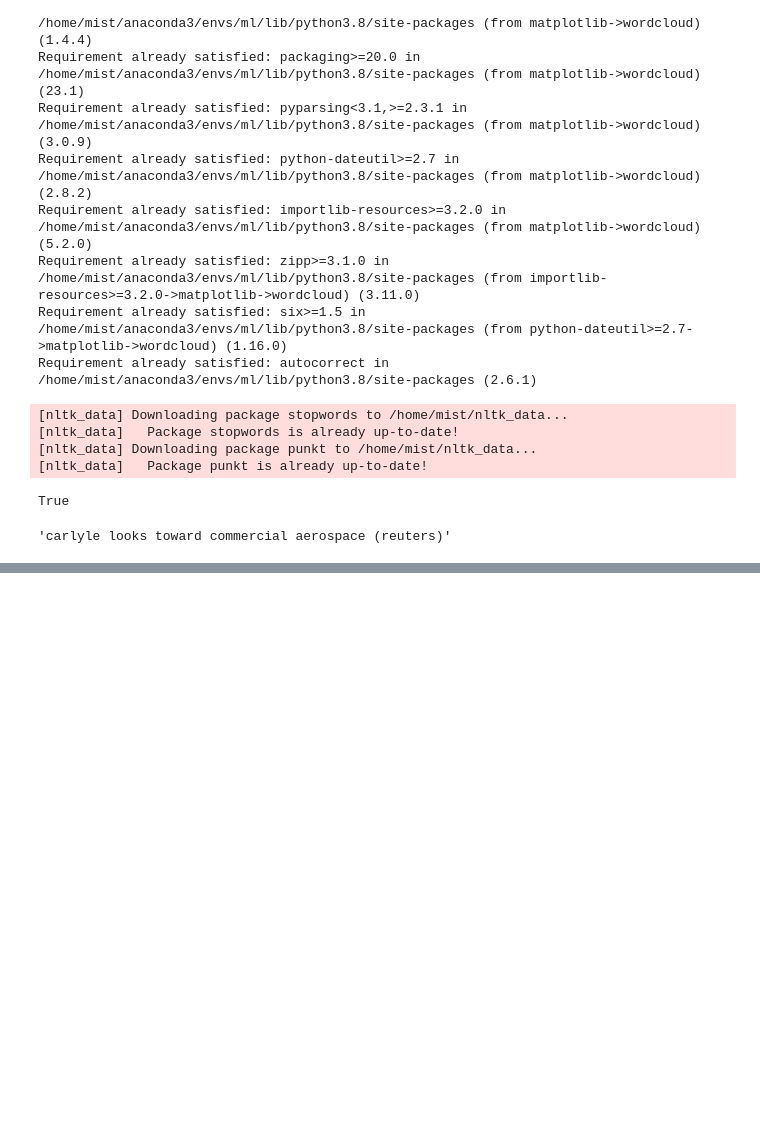
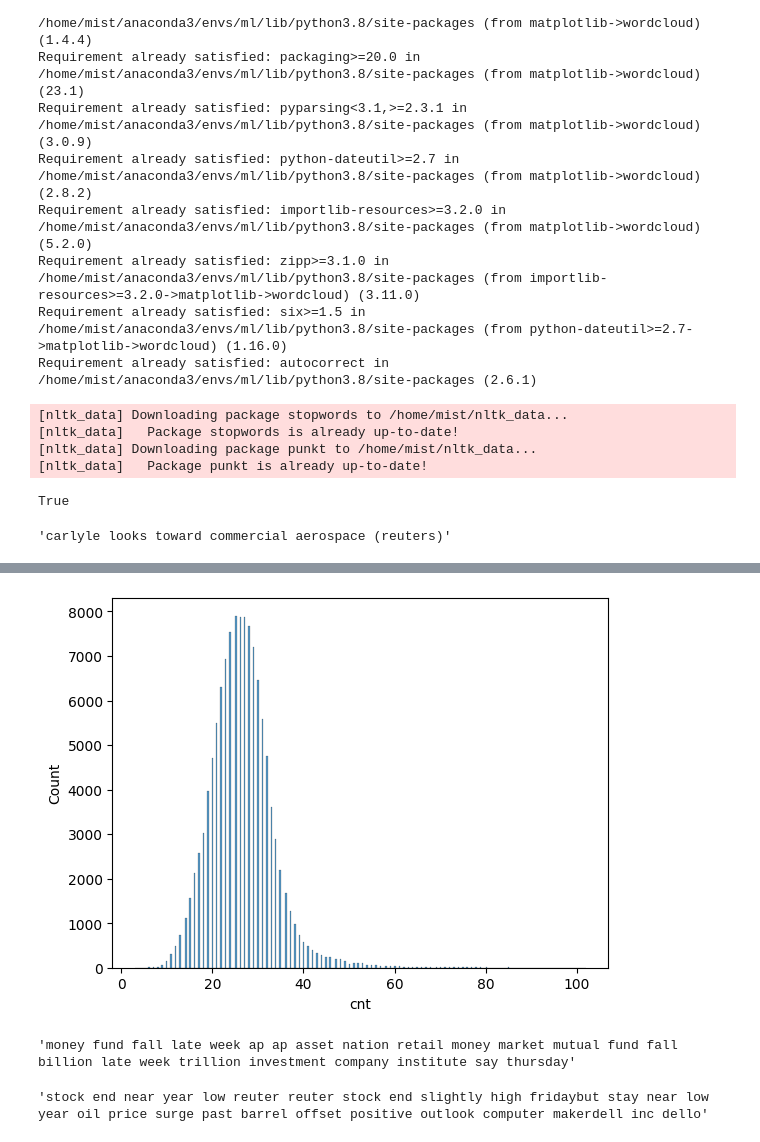
Before and after one commit to YuvrajSingh-mist/News_Multiclass_Category_Classifier, a Jupyter notebook: News_Classification_Multilabel.ipynb, the cells around one changed output, grey strips where cells are left out. Saved outputs shown, nothing was run; the diff lists cells and outputs as text; code cells hidden in the pictures; blank space fills up the shorter version.

```diff
--- a/News_Classification_Multilabel.ipynb
+++ b/News_Classification_Multilabel.ipynb
@@ -378,11 +378,11 @@ making_corpus(string)
 # %%
-train_df['tags_preprocessed'] = train_df['tags_preprocessed'].apply(making_corpus)
+train_df['tags_for_corpus'] = train_df['tags_for_corpus'].apply(making_corpus)
 # %%
 corpus=[]
 # %%
 def corpus_formation_full(ls):
     corpus.append(ls)
 # %%
-train_df['tags_preprocessed'] = train_df['tags_preprocessed'].apply(corpus_formation_full)
+train_df['tags_for_corpus'] = train_df['tags_for_corpus'].apply(corpus_formation_full)
 # %%
 corpus
@@ -423,5 +458,6 @@ vocab_size = len(tok.word_index) + 1
 # %%
-def cnt_len_of_each sentence(string):
+def cnt_len_of_each_sentence(string):
     length = len(string.split())
+    return length
 # %%
-train_df['cnt'] = train_df['tags_preprocessed'].apply(cnt_len_of_each)
+train_df['cnt'] = train_df['tags'].apply(cnt_len_of_each_sentence)
@@ -427,0 +475,7 @@ train_df['cnt'] = train_df['tags_preprocessed'].apply(cnt_len_of_each)
+# %%
+import seaborn as sns
+import matplotlib.pyplot as plt
+sns.histplot(data = train_df['cnt'])
+plt.show()
+# %% [output]
+[figure, added]
@@ -429,0 +496,4 @@ max_len =
+# %%
+is_num('money fund fall late week ap ap asset nation retail money market mutual fund fall 36117 billion late week 3684998 trillion investment company institute say thursday')
+# %% [output]
+'money fund fall late week ap ap asset nation retail money market mutual fund fall billion late week trillion investment company institute say thursday'
@@ -429,0 +508,4 @@ max_len =
+# %%
+is_alnum('stock end near year low reuter reuter stock end slightly high fridaybut stay near low year oil price surge past 3646a barrel offset positive outlook computer makerdell inc dello')
+# %% [output]
+'stock end near year low reuter reuter stock end slightly high fridaybut stay near low year oil price surge past barrel offset positive outlook computer makerdell inc dello'
```
Also changed, not shown: parts of 69 cells of this notebook.
